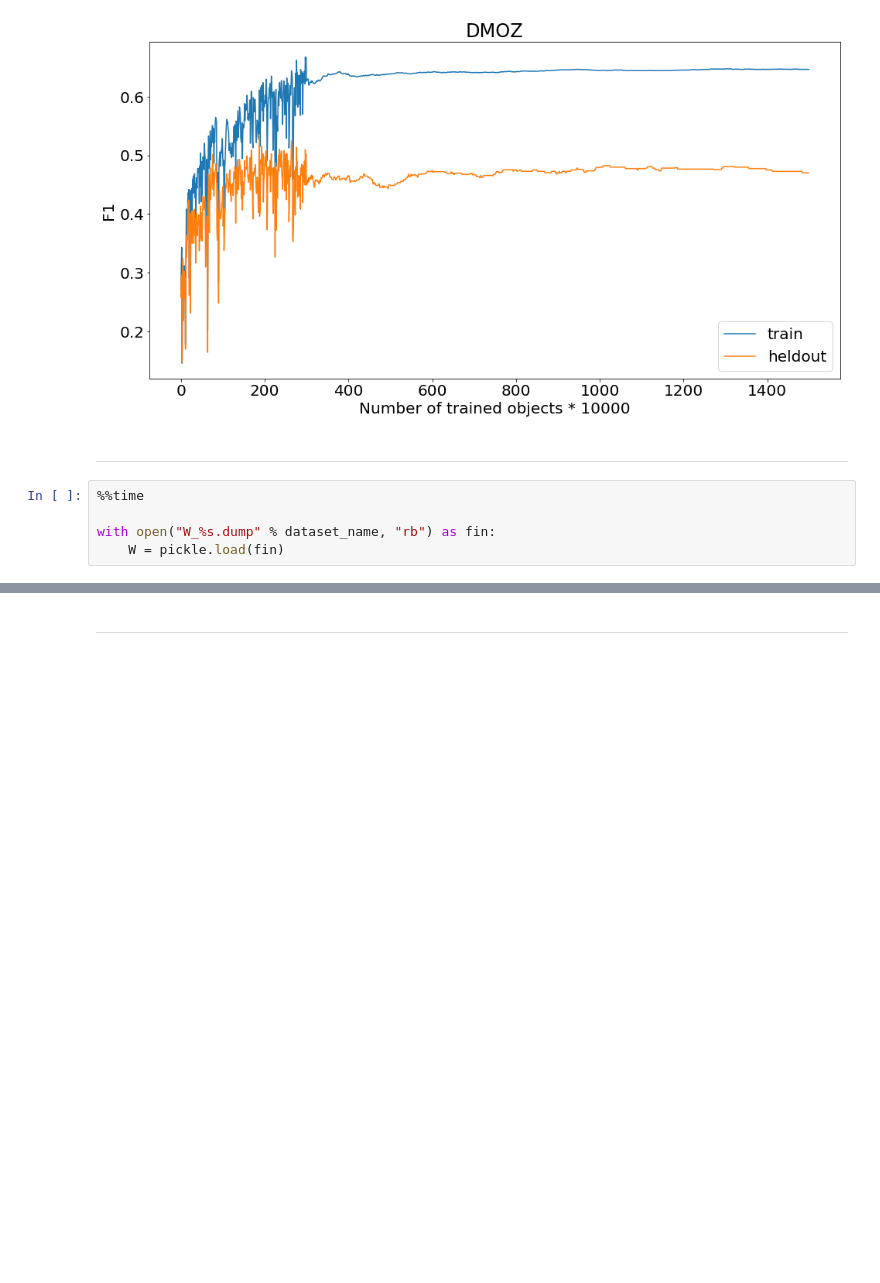
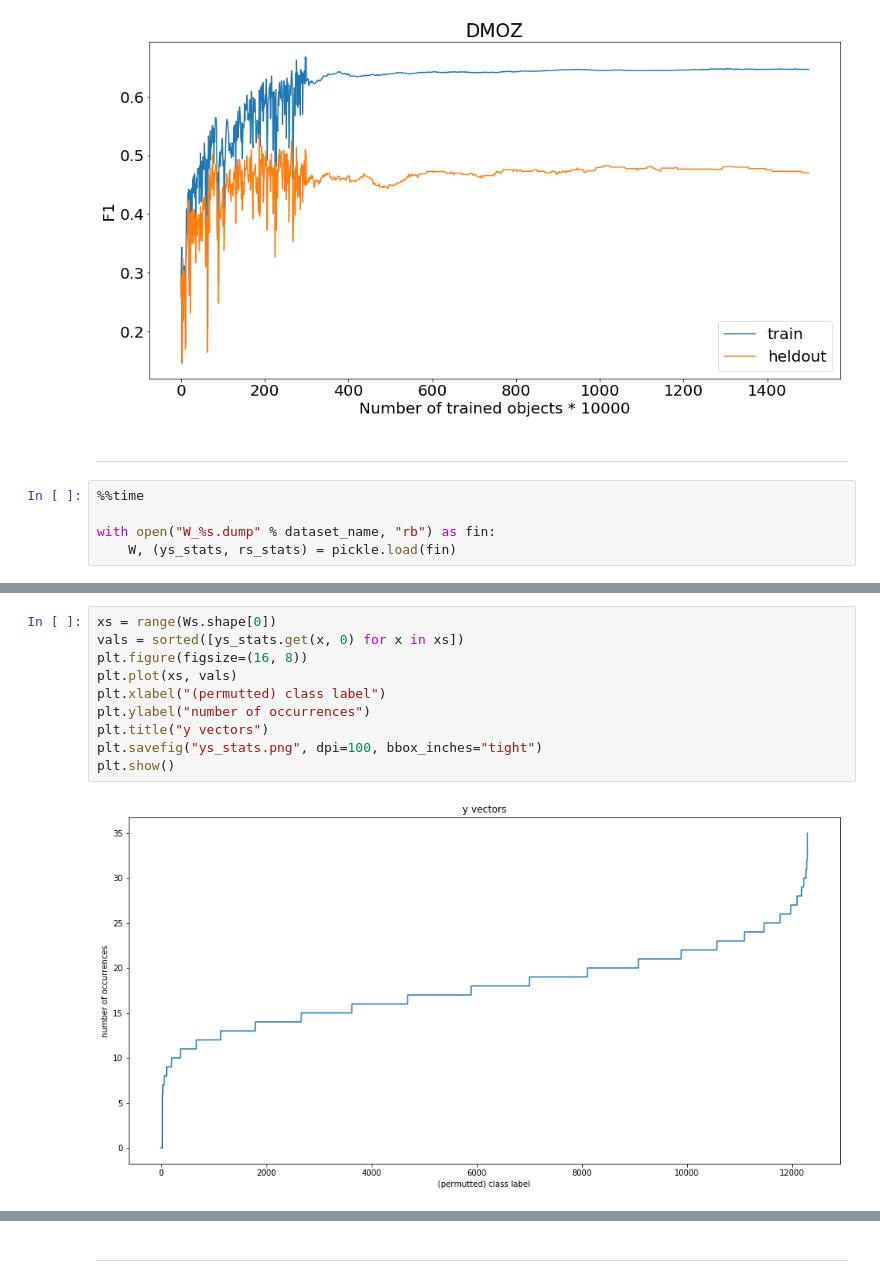
Before and after one commit to AVBelyy/sparse-multi-svm, a Jupyter notebook: experiments/Pegasos.ipynb, the cells around one changed output, grey strips where cells are left out. Drawn from its saved outputs; the diff is of its cells as text; blank space fills up the shorter version.

```diff
--- a/experiments/Pegasos.ipynb
+++ b/experiments/Pegasos.ipynb
@@ -542,5 +593,5 @@ plt.savefig("DMOZ_binary.png", bbox_inches="tight", dpi=300)
 %%time
 
 with open("W_%s.dump" % dataset_name, "rb") as fin:
-    W = pickle.load(fin)
+    W, (ys_stats, rs_stats) = pickle.load(fin)
 # %% [output]
@@ -594,0 +653,12 @@ Ws
+# %%
+xs = range(Ws.shape[0])
+vals = sorted([ys_stats.get(x, 0) for x in xs])
+plt.figure(figsize=(16, 8))
+plt.plot(xs, vals)
+plt.xlabel("(permutted) class label")
+plt.ylabel("number of occurrences")
+plt.title("y vectors")
+plt.savefig("ys_stats.png", dpi=100, bbox_inches="tight")
+plt.show()
+# %% [output]
+[figure, added]
```
Also changed, not shown: parts of 47 cells of this notebook, 2 other files.
